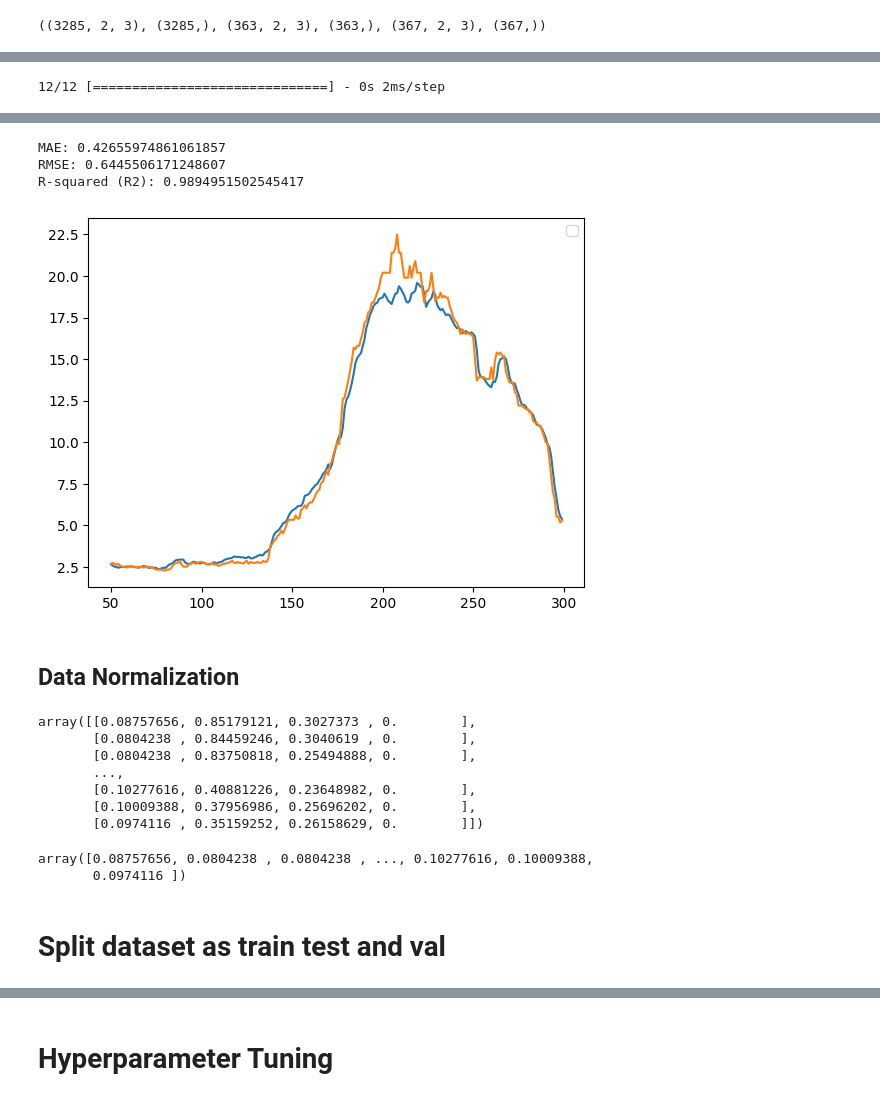
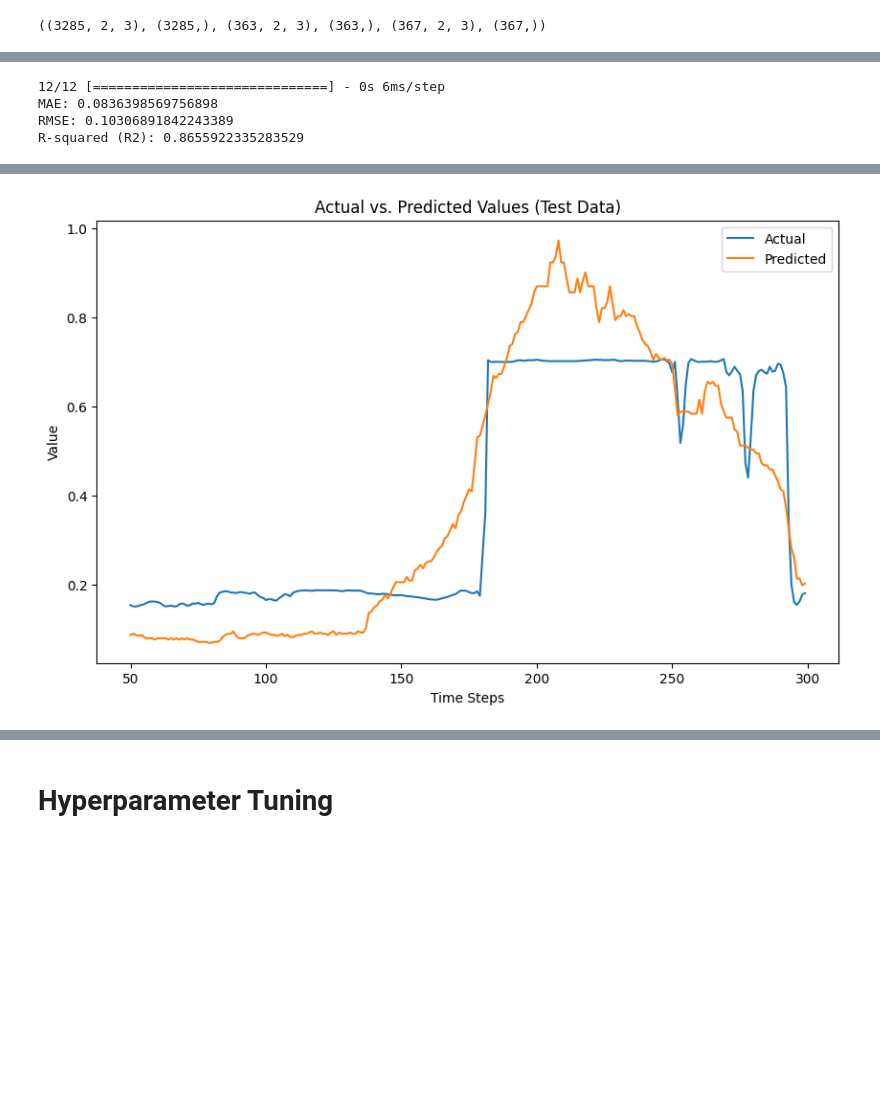
Before and after one commit to UkeshThapa/Snowmelt-Driven-Streamflow-Prediction, a Jupyter notebook: snow_melting_research_work.ipynb, the cells around one changed output, grey strips where cells are left out. Cells and saved outputs as stored; diff of their text form; code cells hidden in the pictures; blank space fills up the shorter version.

```diff
--- a/snow_melting_research_work.ipynb
+++ b/snow_melting_research_work.ipynb
@@ -146,0 +130,11 @@ df_input
+# %%
+df_input = df_snow_melting[['Q','SCA', 'T']]
+
+
+scaler = MinMaxScaler()
+
+# Select the features you want to scale
+features_to_scale = ['Q', 'SCA', 'T']
+
+# Fit the scaler to the data and transform the selected features
+df_input[features_to_scale] = scaler.fit_transform(df_input[features_to_scale])
@@ -219,4 +231,4 @@ Epoch 50/50
 # %%
 from tensorflow.keras.models import load_model
 
-model = load_model('model1/')
+model = load_model('model_tensformer/')
@@ -300,9 +324,17 @@ print("R-squared (R2):", r2)
 
 
 test_result = pd.DataFrame(data={"test Predictions":test_predictions,"Actuals":y_test})
-plt.plot(test_result['test Predictions'][50:300])
-plt.plot(test_result['Actuals'][50:300])
+
+plt.figure(figsize=(10, 6))
+plt.plot(test_result['test Predictions'][50:300], label='Actual')
+plt.plot(test_result['Actuals'][50:300], label='Predicted')
+plt.xlabel('Time Steps')
+plt.ylabel('Value')
+plt.title('Actual vs. Predicted Values (Test Data)')
 plt.legend()
 plt.show()
 # %% [output]
-12/12 [==============================] - 0s 2ms/step
+12/12 [==============================] - 0s 6ms/step
+MAE: 0.0836398569756898
+RMSE: 0.10306891842243389
+R-squared (R2): 0.8655922335283529
@@ -310,41 +341 @@ WARNING:matplotlib.legend:No artists with labels found to put in legend.  Note t
-MAE: 0.42655974861061857
-RMSE: 0.6445506171248607
-R-squared (R2): 0.9894951502545417
-[figure, old version]
+[figure, new version]
-# %% [markdown]
-## Data Normalization
-# %%
-
-# Initialize the MinMaxScaler
-scaler = MinMaxScaler()
-
-
-# df_snow_melting[columns_to_scale] = scaler.fit_transform(df_snow_melting[columns_to_scale])
-df_scaled = scaler.fit_transform(df_snow_melting[['Q','SCA', 'T','P']])
-df_scaled
-# %% [output]
-array([[0.08757656, 0.85179121, 0.3027373 , 0.        ],
-       [0.0804238 , 0.84459246, 0.3040619 , 0.        ],
-       [0.0804238 , 0.83750818, 0.25494888, 0.        ],
-       ...,
-       [0.10277616, 0.40881226, 0.23648982, 0.        ],
-       [0.10009388, 0.37956986, 0.25696202, 0.        ],
-       [0.0974116 , 0.35159252, 0.26158629, 0.        ]])
-# %%
-# Define the feature columns (X) and target column (y)
-# feature_columns = ['SCA', 'T']
-# target_column = 'Q'
-
-# X, y = df_snow_melting[feature_columns], df_snow_melting[target_column]
-
-# X,y = X.values,y.values
-
-
-features = df_scaled
-target = df_scaled[:,0]
-target
-# %% [output]
-array([0.08757656, 0.0804238 , 0.0804238 , ..., 0.10277616, 0.10009388,
-       0.0974116 ])
-# %% [markdown]
-# Split dataset as train test and val
```
Also changed, not shown: parts of 42 cells of this notebook.
